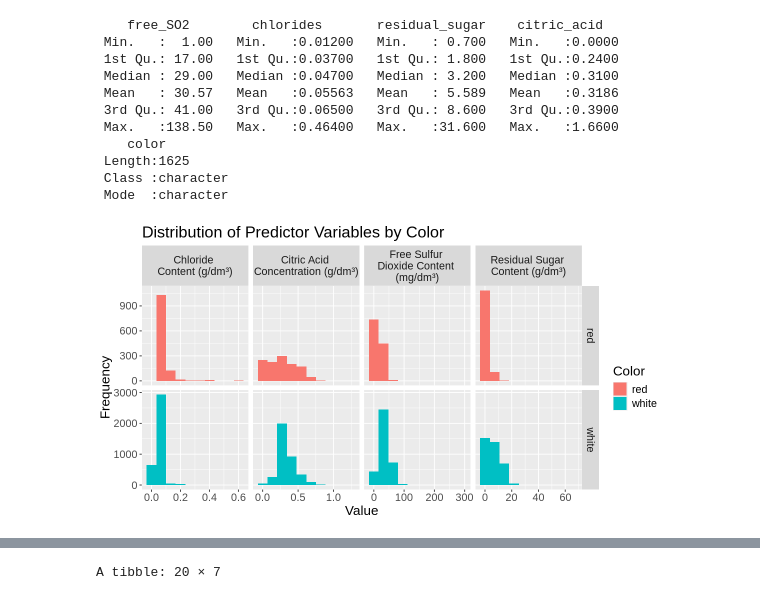
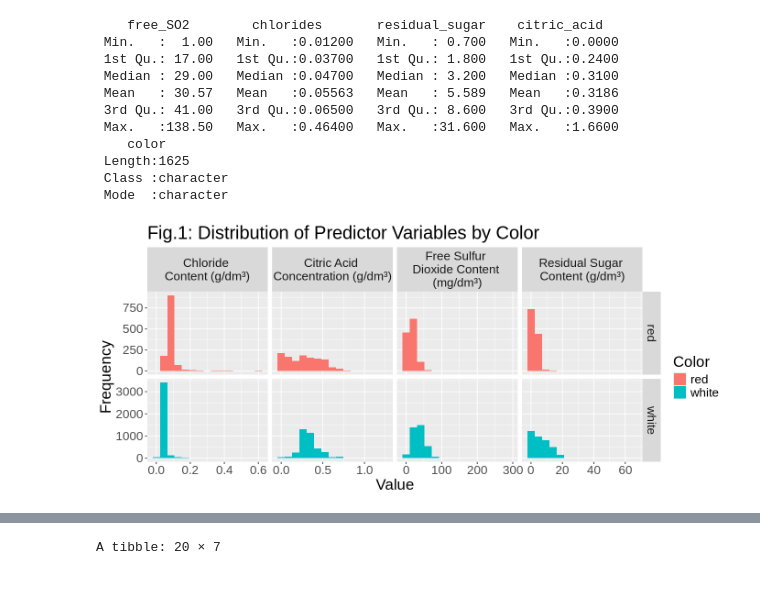
Before and after one commit to zaladmander/DSCI100-Group-Project, a Jupyter notebook: dsci100finalproject.ipynb, the cells around one changed output, grey strips where cells are left out. Drawn from its saved outputs; the diff is of its cells as text; code cells hidden in the pictures.

```diff
--- a/dsci100finalproject.ipynb
+++ b/dsci100finalproject.ipynb
@@ -160,15 +160,15 @@ variable_labels <- c(free_SO2 = "Free Sulfur \nDioxide Content \n(mg/dm³)",
                      residual_sugar = "Residual Sugar \nContent (g/dm³)",
                      citric_acid = "Citric Acid \nConcentration (g/dm³)")
 # %%
-options(repr.plot.width = 9.5, repr.plot.height = 5)
+options(repr.plot.width = 11.5, repr.plot.height = 5)
 
 plot1 <- train_data_long |>
     ggplot(aes(x = value)) +
-    geom_histogram(bins = 10, position = "identity", aes(fill = color)) +
+    geom_histogram(bins = 15, position = "identity", aes(fill = color)) +
     facet_grid(color ~ variable, scales = "free", labeller = labeller(variable = variable_labels)) +
-    labs(x = "Value", y = "Frequency", fill = "Color", title = "Distribution of Predictor Variables by Color") +
-    theme(text = element_text(size = 16))
+    labs(x = "Value", y = "Frequency", fill = "Color", title = "Fig.1: Distribution of Predictor Variables by Color") +
+    theme(text = element_text(size = 20))
 
 plot1
 # %% [output]
-[figure, old version]
+[figure, new version]
```
Also changed, not shown: parts of 5 cells of this notebook.
